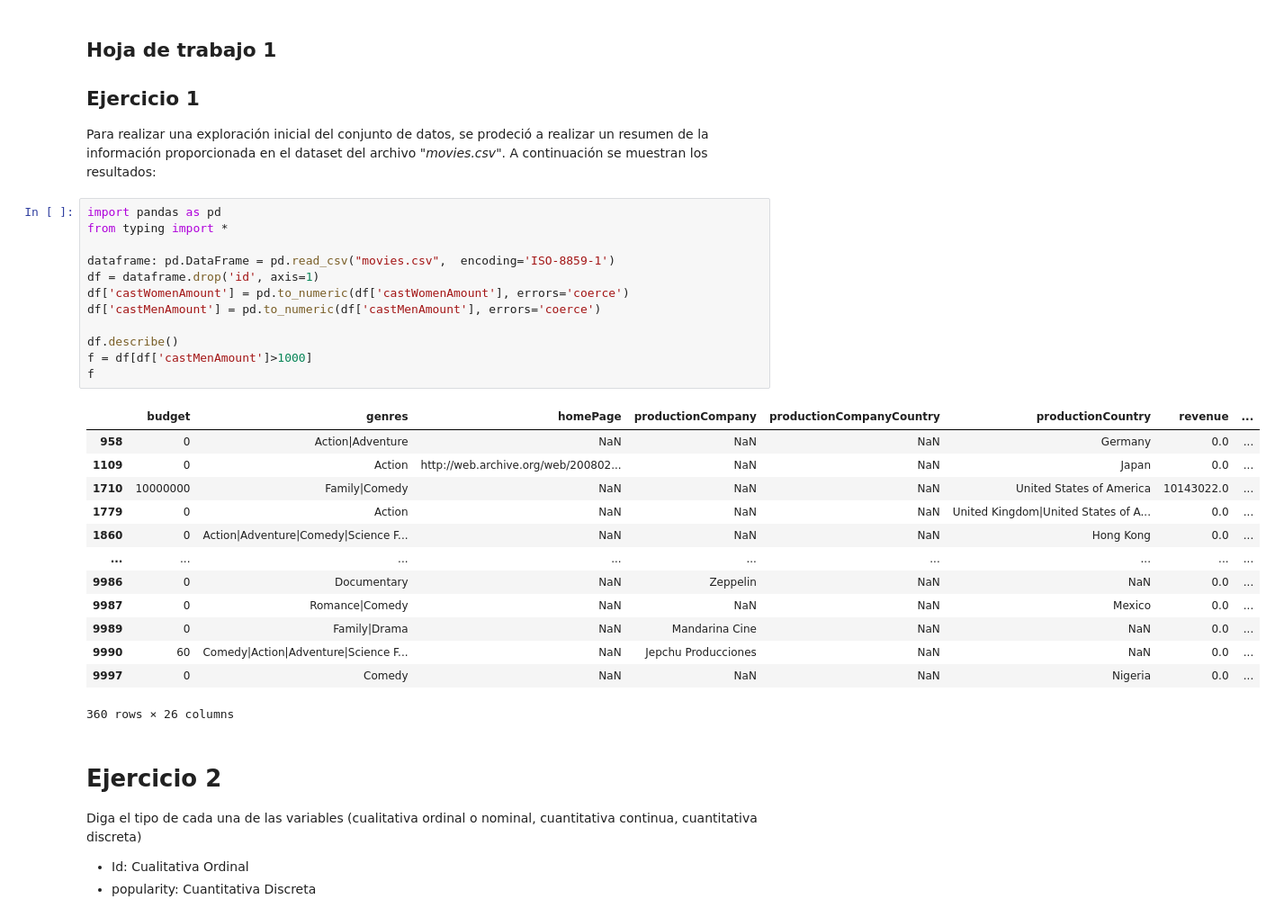
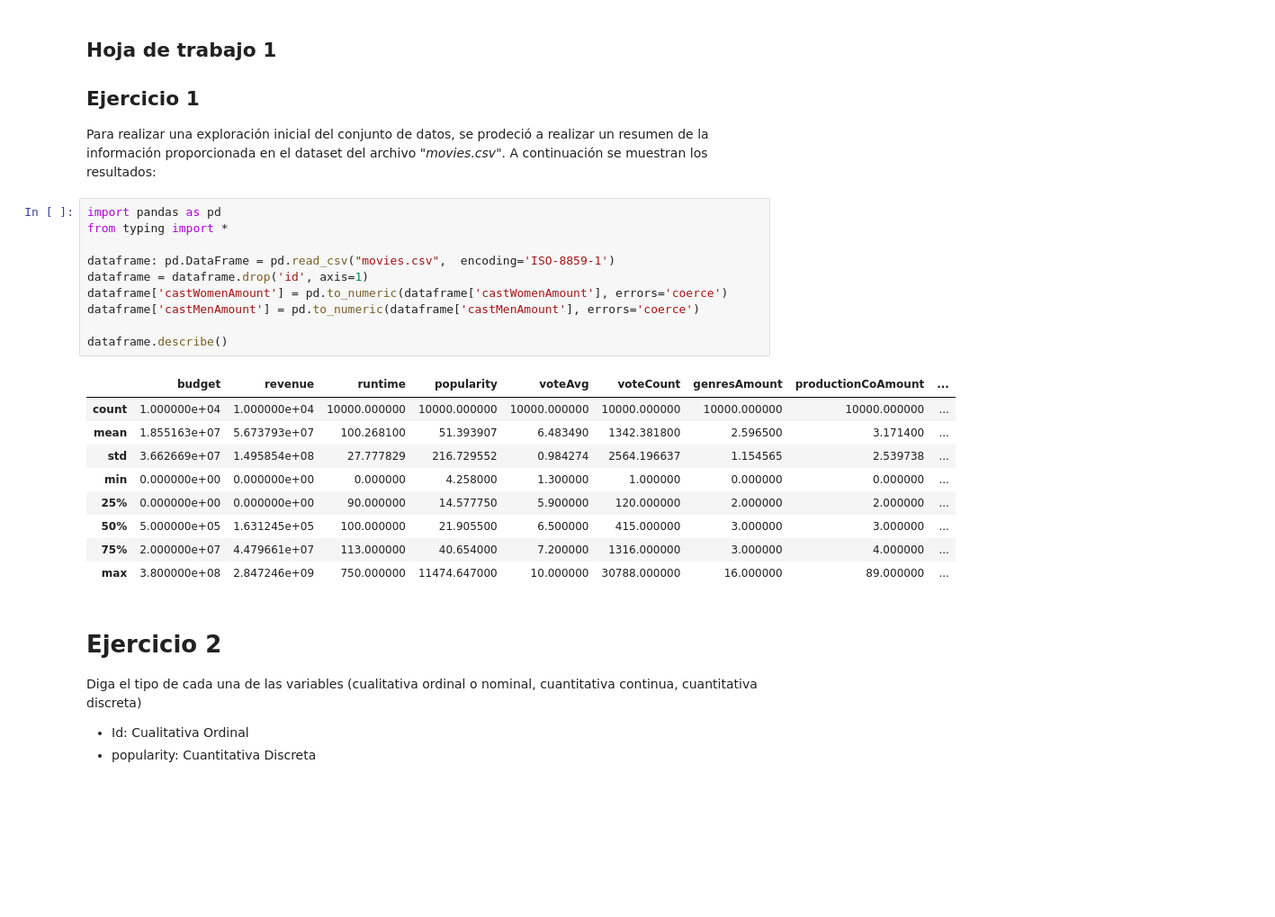
Before and after one commit to Dahernandezsilve/HT1MD, a Jupyter notebook: HT_1_Análisis_Exploratorio.ipynb, the cells around one changed output. Shown: that part at 90% size. Drawn from its saved outputs; the diff is of its cells as text; blank space fills up the shorter version.

Commit message:
arreglo el dataframe

```diff
--- a/HT_1_Análisis_Exploratorio.ipynb
+++ b/HT_1_Análisis_Exploratorio.ipynb
@@ -19,29 +19,23 @@ Para realizar una exploración inicial del conjunto de datos, se prodeció a rea
 # %%
 import pandas as pd
 from typing import *
 
 dataframe: pd.DataFrame = pd.read_csv("movies.csv",  encoding='ISO-8859-1')
-df = dataframe.drop('id', axis=1)
-df['castWomenAmount'] = pd.to_numeric(df['castWomenAmount'], errors='coerce')
-df['castMenAmount'] = pd.to_numeric(df['castMenAmount'], errors='coerce')
+dataframe = dataframe.drop('id', axis=1)
+dataframe['castWomenAmount'] = pd.to_numeric(dataframe['castWomenAmount'], errors='coerce')
+dataframe['castMenAmount'] = pd.to_numeric(dataframe['castMenAmount'], errors='coerce')
 
-df.describe()
-f = df[df['castMenAmount']>1000]
-f
+dataframe.describe()
 # %% [output]
-|  | budget | genres | homePage | productionCompany | productionCompanyCountry | productionCountry | revenue | ... |
-| 958 | 0 | Action|Adventure | NaN | NaN | NaN | Germany | 0.0 | ... |
-| 1109 | 0 | Action | http://web.archive.org/web/200802... | NaN | NaN | Japan | 0.0 | ... |
-| 1710 | 10000000 | Family|Comedy | NaN | NaN | NaN | United States of America | 10143022.0 | ... |
-| 1779 | 0 | Action | NaN | NaN | NaN | United Kingdom|United States of A... | 0.0 | ... |
-| 1860 | 0 | Action|Adventure|Comedy|Science F... | NaN | NaN | NaN | Hong Kong | 0.0 | ... |
-| ... | ... | ... | ... | ... | ... | ... | ... | ... |
-| 9986 | 0 | Documentary | NaN | Zeppelin | NaN | NaN | 0.0 | ... |
-| 9987 | 0 | Romance|Comedy | NaN | NaN | NaN | Mexico | 0.0 | ... |
-| 9989 | 0 | Family|Drama | NaN | Mandarina Cine | NaN | NaN | 0.0 | ... |
-| 9990 | 60 | Comedy|Action|Adventure|Science F... | NaN | Jepchu Producciones | NaN | NaN | 0.0 | ... |
-| 9997 | 0 | Comedy | NaN | NaN | NaN | Nigeria | 0.0 | ... |
+|  | budget | revenue | runtime | popularity | voteAvg | voteCount | genresAmount | productionCoAmount | ... |
+| count | 1.000000e+04 | 1.000000e+04 | 10000.000000 | 10000.000000 | 10000.000000 | 10000.000000 | 10000.000000 | 10000.000000 | ... |
+| mean | 1.855163e+07 | 5.673793e+07 | 100.268100 | 51.393907 | 6.483490 | 1342.381800 | 2.596500 | 3.171400 | ... |
+| std | 3.662669e+07 | 1.495854e+08 | 27.777829 | 216.729552 | 0.984274 | 2564.196637 | 1.154565 | 2.539738 | ... |
+| min | 0.000000e+00 | 0.000000e+00 | 0.000000 | 4.258000 | 1.300000 | 1.000000 | 0.000000 | 0.000000 | ... |
+| 25% | 0.000000e+00 | 0.000000e+00 | 90.000000 | 14.577750 | 5.900000 | 120.000000 | 2.000000 | 2.000000 | ... |
+| 50% | 5.000000e+05 | 1.631245e+05 | 100.000000 | 21.905500 | 6.500000 | 415.000000 | 3.000000 | 3.000000 | ... |
+| 75% | 2.000000e+07 | 4.479661e+07 | 113.000000 | 40.654000 | 7.200000 | 1316.000000 | 3.000000 | 4.000000 | ... |
+| max | 3.800000e+08 | 2.847246e+09 | 750.000000 | 11474.647000 | 10.000000 | 30788.000000 | 16.000000 | 89.000000 | ... |
-360 rows × 26 columns
 # %% [markdown]
 # Ejercicio 2
 
```
